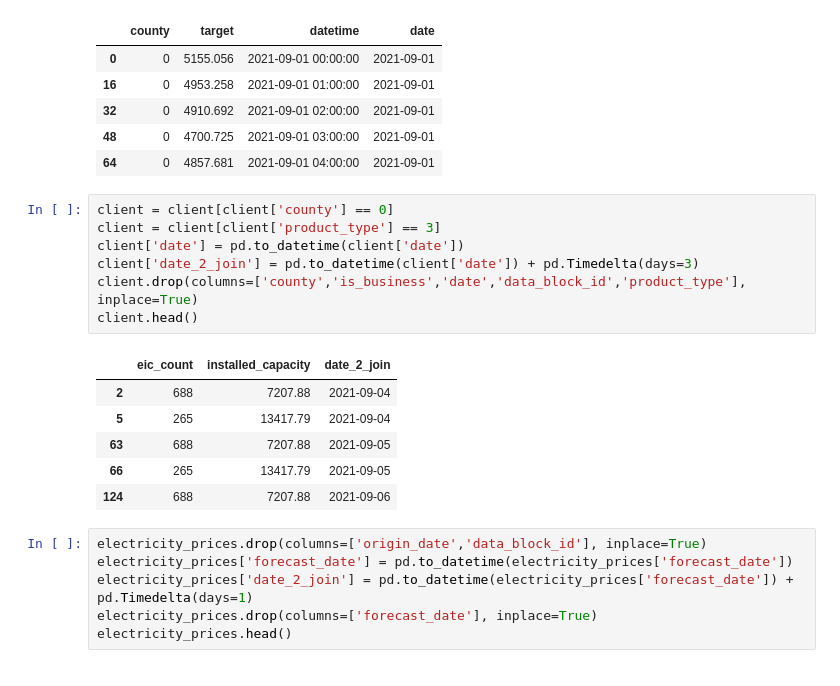
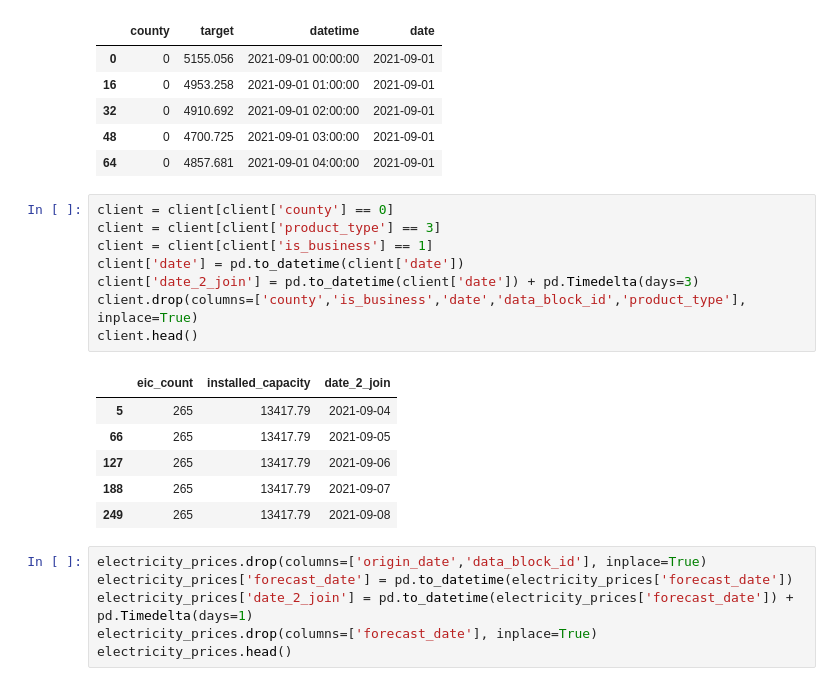
Before and after one commit to josemgoji/Proyecto-integrador-2, a Jupyter notebook: datalab/MergeDatasets.ipynb, the cells around one changed output. Cells and saved outputs as stored; diff of their text form.

```diff
--- a/datalab/MergeDatasets.ipynb
+++ b/datalab/MergeDatasets.ipynb
@@ -91,17 +91,18 @@ train_c.head()
 # %%
 client = client[client['county'] == 0]
 client = client[client['product_type'] == 3]
+client = client[client['is_business'] == 1]
 client['date'] = pd.to_datetime(client['date'])
 client['date_2_join'] = pd.to_datetime(client['date']) + pd.Timedelta(days=3)
 client.drop(columns=['county','is_business','date','data_block_id','product_type'], inplace=True)
 client.head()
 # %% [output]
 |  | eic_count | installed_capacity | date_2_join |
-| 2 | 688 | 7207.88 | 2021-09-04 |
 | 5 | 265 | 13417.79 | 2021-09-04 |
-| 63 | 688 | 7207.88 | 2021-09-05 |
 | 66 | 265 | 13417.79 | 2021-09-05 |
-| 124 | 688 | 7207.88 | 2021-09-06 |
+| 127 | 265 | 13417.79 | 2021-09-06 |
+| 188 | 265 | 13417.79 | 2021-09-07 |
+| 249 | 265 | 13417.79 | 2021-09-08 |
 # %%
 electricity_prices.drop(columns=['origin_date','data_block_id'], inplace=True)
 electricity_prices['forecast_date'] = pd.to_datetime(electricity_prices['forecast_date'])
```
Also changed, not shown: parts of 9 cells of this notebook, 2 other files.
